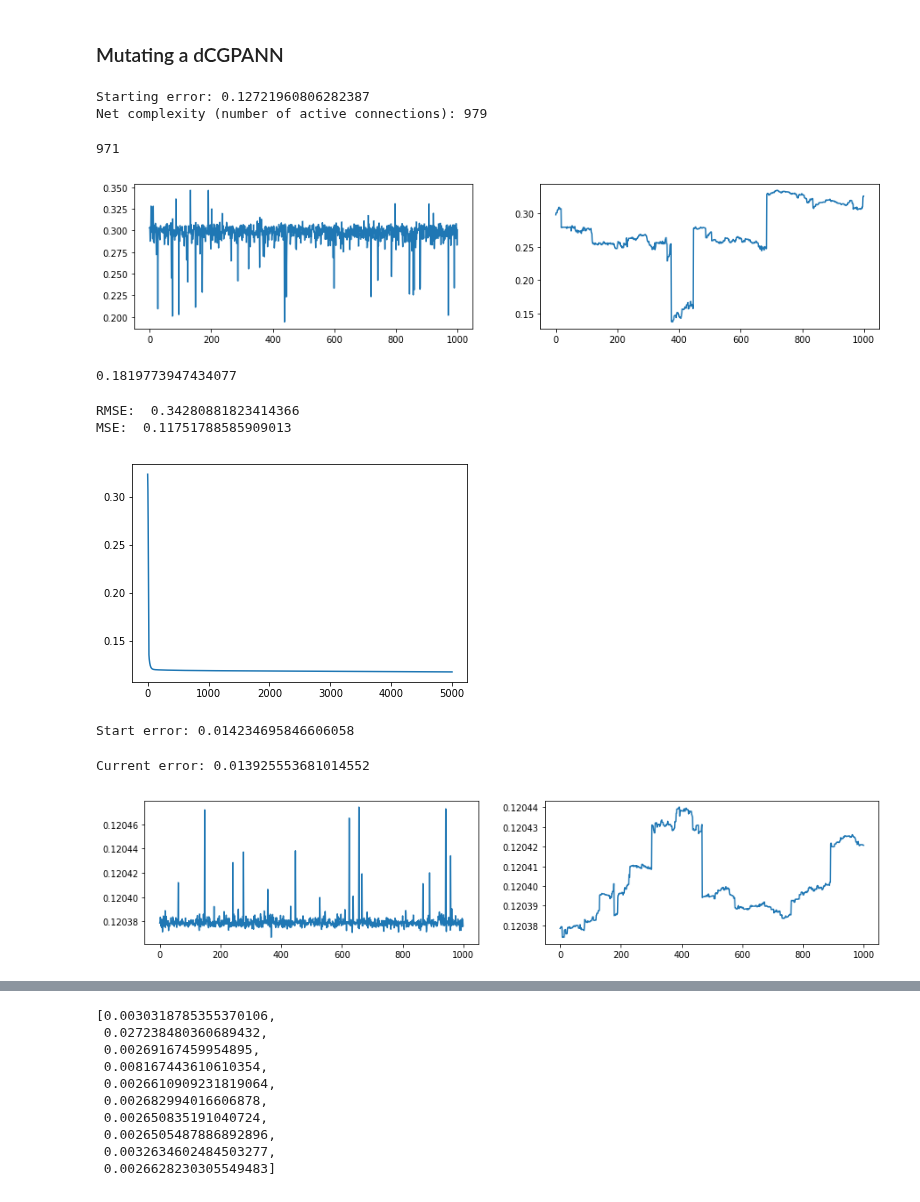
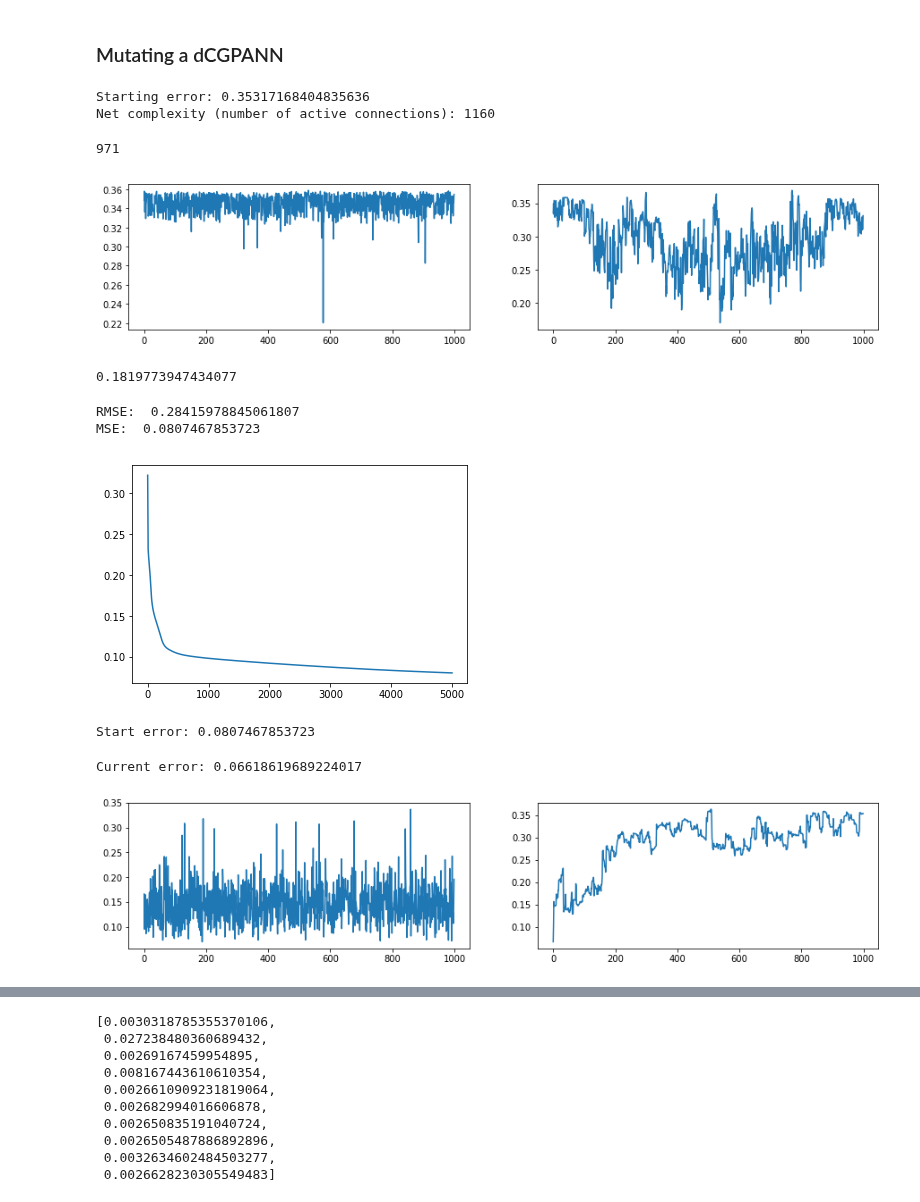
Before and after one commit to darioizzo/dcgp, a Jupyter notebook: doc/sphinx/notebooks/sandbox_regression2.ipynb, the cells around one changed output, grey strips where cells are left out. Drawn from its saved outputs; the diff is of its cells as text; code cells hidden in the pictures.

```diff
--- a/doc/sphinx/notebooks/sandbox_regression2.ipynb
+++ b/doc/sphinx/notebooks/sandbox_regression2.ipynb
@@ -57,26 +57,26 @@ _ = plt.title("function to be learned")
 # %%
 # Non linearities
 nonlinearities = dcgpy.kernel_set_double(["sig"])
-arity = [2,50,20]
+arity = [2,40,40]
 # We define a single input single output dCGPANN.
-dcgpann = dcgpy.expression_ann_double(inputs=2, outputs=1, rows=10000, cols=3,
+dcgpann = dcgpy.expression_ann_double(inputs=2, outputs=1, rows=40, cols=3,
                                       levels_back=1, arity=arity, kernels=nonlinearities())
 # By default all weights (and biases) are set to 1 (and 0). We initialize them randomly
-dcgpann.randomise_weights(mean = 0., std = 1.)
+dcgpann.randomise_weights(mean = 0., std = 2.)
 dcgpann.randomise_biases(mean = 0., std = 1.)
 
 # Since the output is in [-1, 1] we force the output nonliearity to be tanh
 dcgpann.set_output_f(0)
 active_connections = sum([dcgpann.get_arity(node) for node in dcgpann.get_active_nodes() if node > 1])
 print("Starting error:", dcgpann.loss(points,labels, "MSE"))
-print("Net complexity (number of active connections):", len(dcgpann.get_active_nodes()) - 2)
+print("Net complexity (number of active connections):", active_connections)
 x = dcgpann.get()
 w = dcgpann.get_weights()
 b = dcgpann.get_biases()
 res = []
 # %% [output]
-Starting error: 0.12721960806282387
-Net complexity (number of active connections): 979
+Starting error: 0.35317168404835636
+Net complexity (number of active connections): 1160
 # %%
 len(dcgpann.get_active_nodes())
 # %% [output]
@@ -84,32 +84,32 @@ len(dcgpann.get_active_nodes())
 # %%
 # We show the effect of mutations
 n_mutations = 1000
 mut = []
 for i in tqdm(range(n_mutations)):
     dcgpann.set(x)
     dcgpann.set_weights(w)
     dcgpann.set_biases(b)
     dcgpann.mutate_active_cgene(10)
     dcgpann.set_output_f(0)
     mut.append(dcgpann.loss(X_train,Y_train, "MSE"))
 
 mut2 = []
 dcgpann.set(x)
 dcgpann.set_weights(w)
 dcgpann.set_biases(b)
 for i in tqdm(range(n_mutations)):
-    dcgpann.mutate_active_cgene(1)
+    dcgpann.mutate_active_cgene(10)
     dcgpann.set_output_f(0)
     mut2.append(dcgpann.loss(X_train,Y_train, "MSE"))
 
 #plot
 f, ax = plt.subplots(1,2, figsize=(15,3))
 plt.subplot(1,2,1)
 _ = plt.plot(mut)
 plt.subplot(1,2,2)
 _ = plt.plot(mut2)
 # %% [output]
-[figure, old version]
+[figure, new version]
 # %%
 lr0 = 0.3
 for i in tqdm(range(5000)):
@@ -125,9 +125,9 @@ plt.plot(res)
 print("RMSE: ", np.sqrt(res[-1]))
 print("MSE: ", res[-1])
 # %% [output]
-RMSE:  0.34280881823414366
-MSE:  0.11751788585909013
+RMSE:  0.28415978845061807
+MSE:  0.0807467853723
-[figure, old version]
+[figure, new version]
 # %%
 # We train
 n_epochs = 200
@@ -142,8 +142,8 @@ xt = dcgpann.get()
 wt = dcgpann.get_weights()
 bt = dcgpann.get_biases()
 # %% [output]
-Start error: 0.014234695846606058
+Start error: 0.0807467853723
-Current error: 0.013925553681014552
+Current error: 0.06618619689224017
 # %%
 # We show the effect of mutations
 n_mutations = 1000
@@ -172,7 +172,7 @@ _ = plt.plot(mut)
 plt.subplot(1,2,2)
 _ = plt.plot(mut2)
 # %% [output]
-[figure, old version]
+[figure, new version]
 # %%
 # We show the effect of trained mutations
 n_mutations = 10
```
Also changed, not shown: parts of 1 cell of this notebook, 1 other file.
